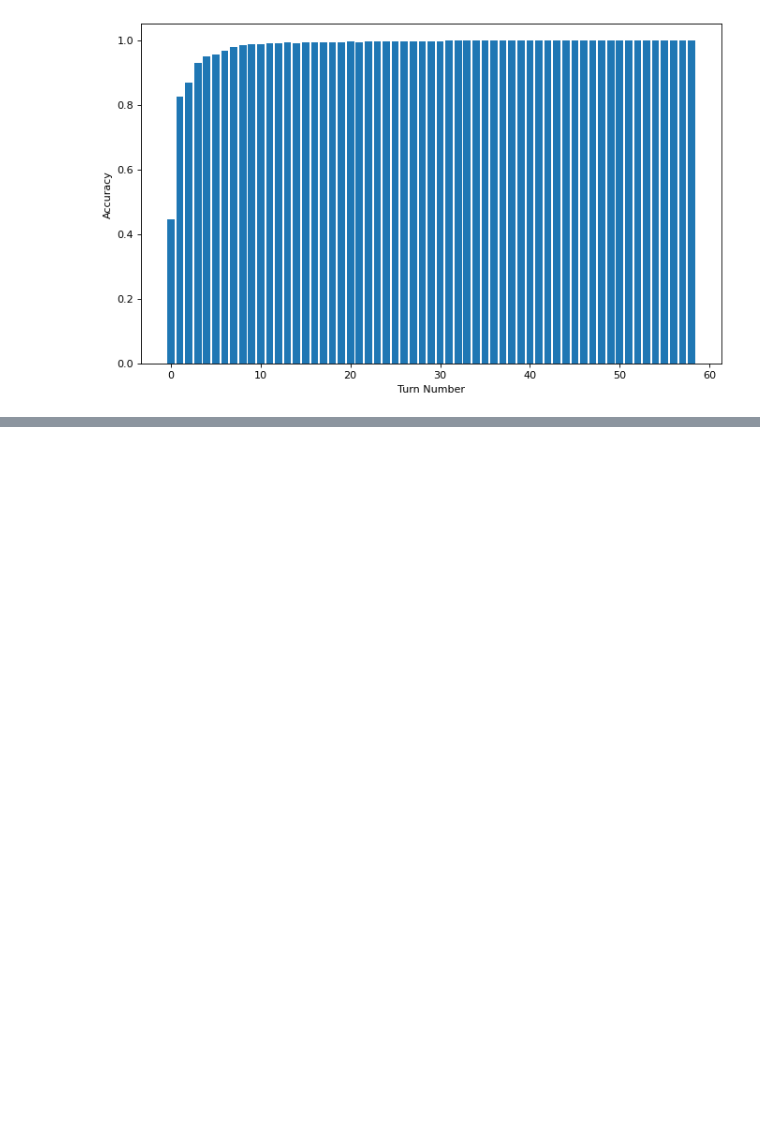
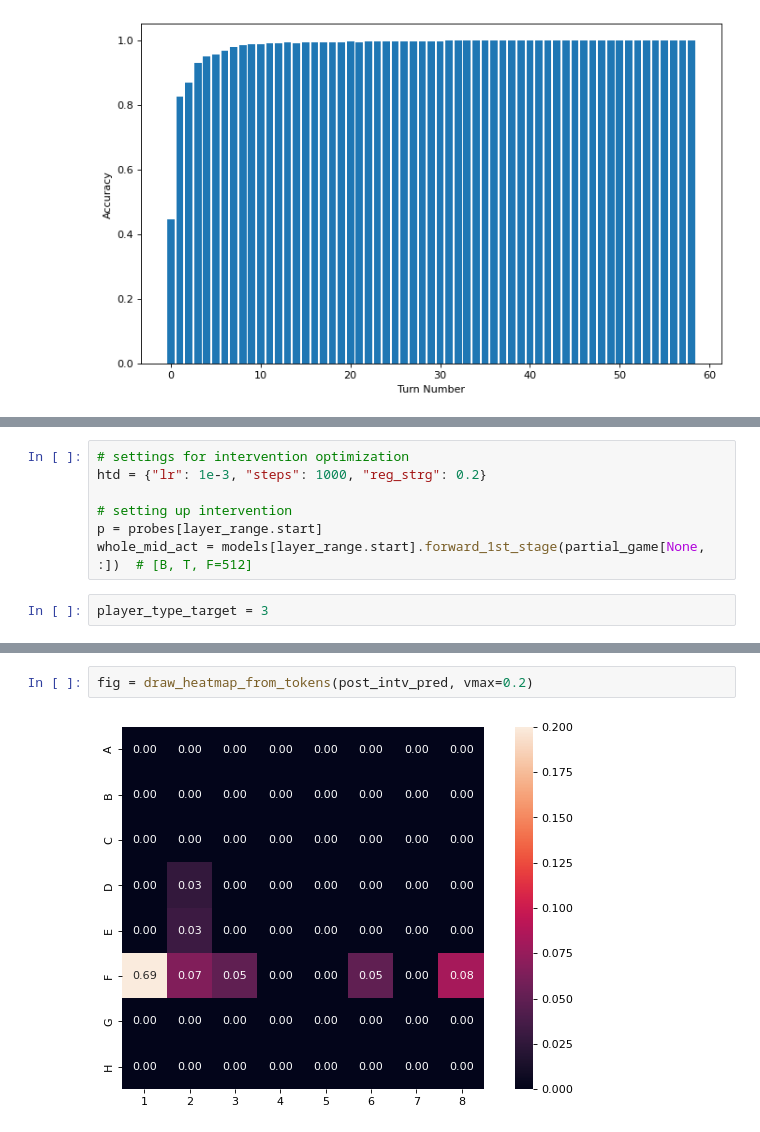
Before and after one commit to icemoon97/othello_world, a Jupyter notebook: probing_playertype.ipynb, the cells around one changed output, grey strips where cells are left out. Cells and saved outputs as stored; diff of their text form; blank space fills up the shorter version.

```diff
--- a/probing_playertype.ipynb
+++ b/probing_playertype.ipynb
@@ -231,0 +328,9 @@ Text(0, 0.5, 'Accuracy')
+# %%
+# settings for intervention optimization
+htd = {"lr": 1e-3, "steps": 1000, "reg_strg": 0.2}
+
+# setting up intervention
+p = probes[layer_range.start]
+whole_mid_act = models[layer_range.start].forward_1st_stage(partial_game[None, :])  # [B, T, F=512]
+# %%
+player_type_target = 3
@@ -231,0 +453,4 @@ Text(0, 0.5, 'Accuracy')
+# %%
+fig = draw_heatmap_from_tokens(post_intv_pred, vmax=0.2)
+# %% [output]
+[figure, added]
```
Also changed, not shown: parts of 14 cells of this notebook, 1 other file.
